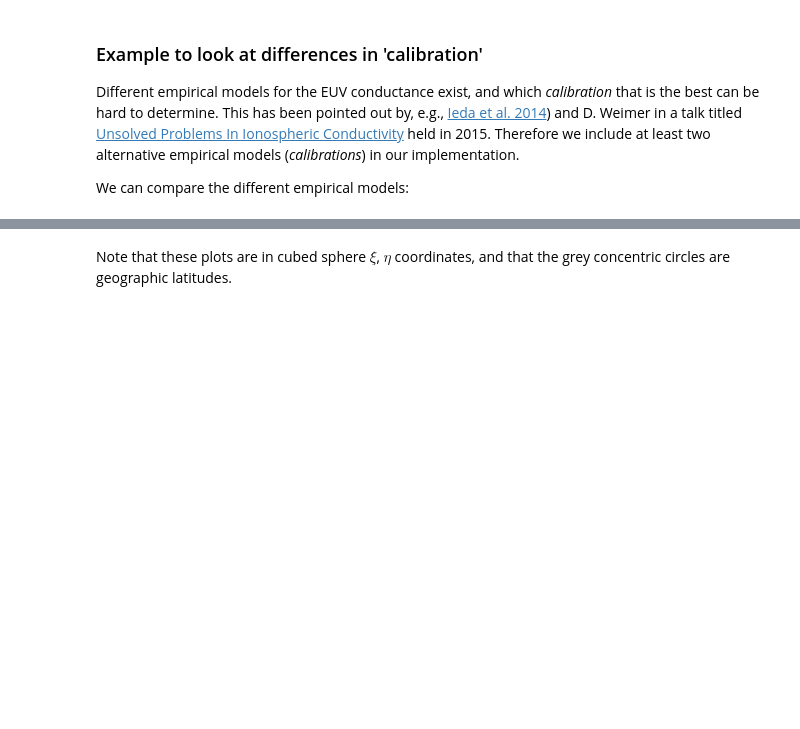
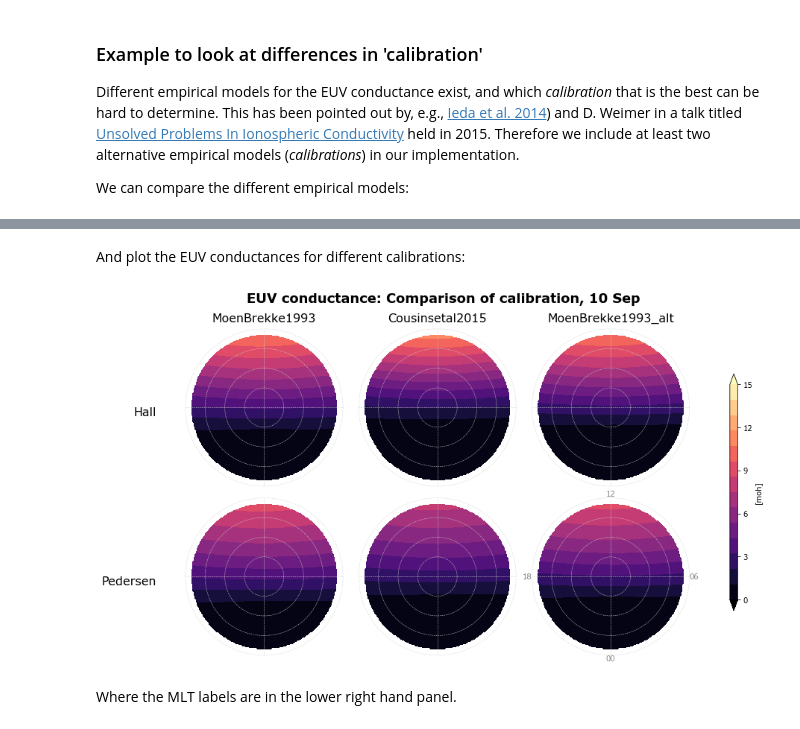
Before and after one commit to klaundal/lompe, a Jupyter notebook: examples/code_paper_figures/03_Conductance_example.ipynb, the cells around one changed output, grey strips where cells are left out. Drawn from its saved outputs; the diff is of its cells as text; code cells hidden in the pictures; blank space fills up the shorter version.

```diff
--- a/examples/code_paper_figures/03_Conductance_example.ipynb
+++ b/examples/code_paper_figures/03_Conductance_example.ipynb
@@ -46,9 +28,14 @@ Get conductances on grid:
 # %%
-time = dt.datetime(2014, 3, 10, 12, 30) # used for coordinate conversion and to get solar zenith angles (sza)
-Kp   = 4 # for Hardy model
-F107 = 100 # sfu, for EUV conductance
-refh = 110 # km, for coodinate conversion
+time = dt.datetime(2014, 9, 10) # date is used for coordinate conversion and to get solar zenith angles (sza)
+Kp   = 4    #      for Hardy model
+F107 = 100  # sfu, for EUV conductance
+refh = 110  # km,  for coodinate conversion
 
-# get the
-SH, SP = hardy_EUV(grid.lon, grid.lat, Kp, time, 'hp', F107, refh = refh)
+# coordinates are converted to geographic system
+a = Apex(time, refh)
+mlon = a.mlt2mlon(mlt, time)
+lat, lon, _ = a.apex2geo(mlat, mlon, refh)
+
+# Hall and Pedersen conductances
+SH, SP = hardy_EUV(lon.flatten(), lat.flatten(), Kp, time, 'hp', F107, refh = refh)
 # %% [markdown]
@@ -210,2 +124,0 @@ plt.subplots_adjust(hspace = 0.2, wspace = -.3, left = 0, right = 1, bottom = 0
-# %% [markdown]
-Note that these plots are in cubed sphere $\xi$, $\eta$ coordinates, and that the grey concentric circles are geographic latitudes.
@@ -211,0 +130,41 @@ Note that these plots are in cubed sphere $\xi$, $\eta$ coordinates, and that th
+# %% [markdown]
+And plot the EUV conductances for different calibrations:
+# %%
+# set up figure and axes
+fig = plt.figure(figsize=(11,7))
+fig.suptitle("""EUV conductance: Comparison of calibration, """+time.strftime("%d %b")+"""             """, fontweight="bold", fontsize = 18)
+axs = [fig.add_subplot(231), fig.add_subplot(232), fig.add_subplot(233), fig.add_subplot(234), fig.add_subplot(235), fig.add_subplot(236)]
+paxs = []
+
+for ax in axs:
+    paxs.append(lompe.model.visualization.Polarsubplot(ax, minlat = 50, plotgrid = True, sector = 'all'))
+paxs[-1].writeMLTlabels(color='grey', mlat = 50)
+
+# conductances from the different calibrations
+levels = np.linspace(0, 15, 15)
+ticks = np.linspace(0,15,6)
+
+# Hall
+paxs[0].contourf(mlat, mlt, EUV_SH.reshape(mlat.shape), cmap='magma', levels=levels, extend='both') # moenbrekke1993
+paxs[1].contourf(mlat, mlt, SH_C.reshape(  mlat.shape), cmap='magma', levels=levels, extend='both') # cousinsetal2015
+paxs[2].contourf(mlat, mlt, SH_alt.reshape(mlat.shape), cmap='magma', levels=levels, extend='both') # moenbrekke993_alt
+
+# Pedersen
+paxs[3].contourf(  mlat, mlt, EUV_SP.reshape(mlat.shape), cmap='magma', levels=levels, extend='both') # moenbrekke1993
+paxs[4].contourf(  mlat, mlt, SP_C.reshape(  mlat.shape), cmap='magma', levels=levels, extend='both') # cousinsetal2015
+c=paxs[5].contourf(mlat, mlt, SP_alt.reshape(mlat.shape), cmap='magma', levels=levels, extend='both') # moenbrekke993_alt
+
+# add titles and adjust
+paxs[0].write(35, 18.3, 'Hall',     fontsize = 16, ha = 'right')
+paxs[3].write(35, 18.3, 'Pedersen', fontsize = 16, ha = 'right')
+axs[0].set_title('MoenBrekke1993'    , y = 0.98, fontsize = 16)
+axs[1].set_title('Cousinsetal2015'   , y = 0.98, fontsize = 16)
+axs[2].set_title('MoenBrekke1993_alt', y = 0.98, fontsize = 16)
+plt.subplots_adjust(hspace=0, wspace=0, left=0, right=1.1, bottom=0 ,top=.9);
+
+# colorbar
+cbar = fig.colorbar(c, ax = axs, ticks=ticks, orientation = 'vertical', label = '[moh]', shrink=.7, aspect=30)
+# %% [output]
+[figure, added]
+# %% [markdown]
+Where the MLT labels are in the lower right hand panel.
```
Also changed, not shown: parts of 24 cells of this notebook, 6 other files.
